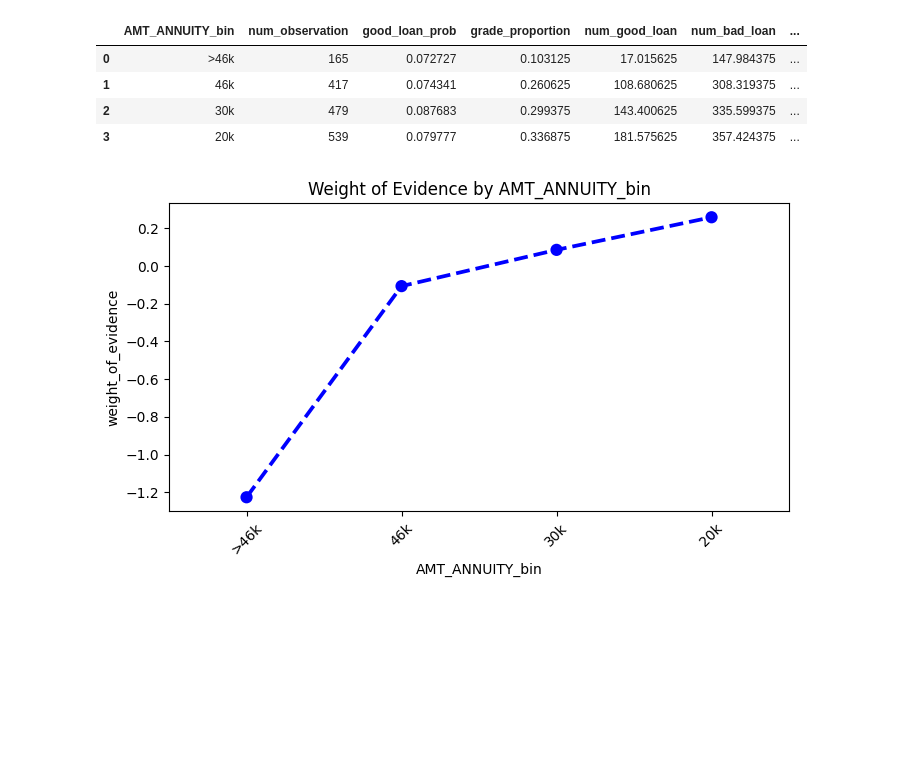
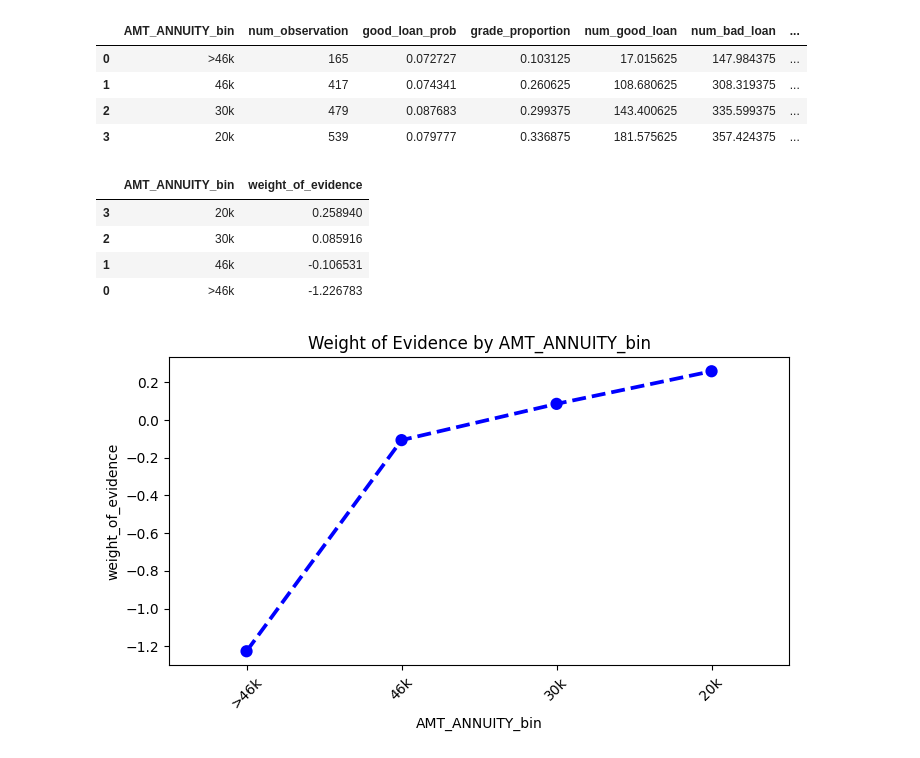
Before and after one commit to shandytp/learn_credit_score, a Jupyter notebook: 03-woe-and-iv-v2.ipynb, the cells around one changed output. Cells and saved outputs as stored; diff of their text form; code cells hidden in the pictures; blank space fills up the shorter version.

```diff
--- a/03-woe-and-iv-v2.ipynb
+++ b/03-woe-and-iv-v2.ipynb
@@ -182,6 +205,14 @@ woe(dataset_2, "AMT_ANNUITY_bin")
 | 1 | 46k | 417 | 0.074341 | 0.260625 | 108.680625 | 308.319375 | ... |
 | 2 | 30k | 479 | 0.087683 | 0.299375 | 143.400625 | 335.599375 | ... |
 | 3 | 20k | 539 | 0.079777 | 0.336875 | 181.575625 | 357.424375 | ... |
+# %%
+woe(dataset_2, "AMT_ANNUITY_bin")[["AMT_ANNUITY_bin", "weight_of_evidence"]].sort_values(by="AMT_ANNUITY_bin")
+# %% [output]
+|  | AMT_ANNUITY_bin | weight_of_evidence |
+| 3 | 20k | 0.258940 |
+| 2 | 30k | 0.085916 |
+| 1 | 46k | -0.106531 |
+| 0 | >46k | -1.226783 |
 # %%
 plot_woe(woe(dataset_2, "AMT_ANNUITY_bin"), 45)
 # %% [output]
```
Also changed, not shown: parts of 6 cells of this notebook.
